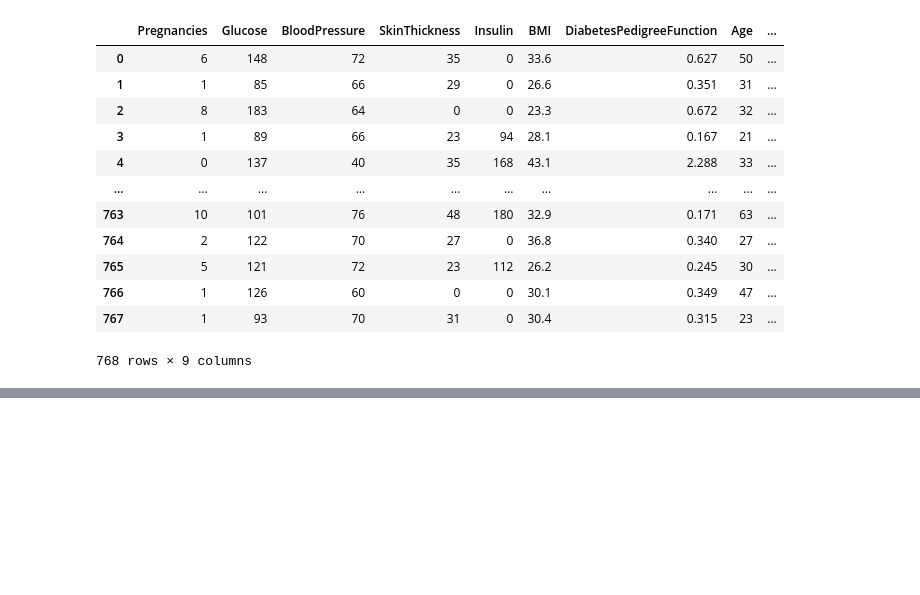
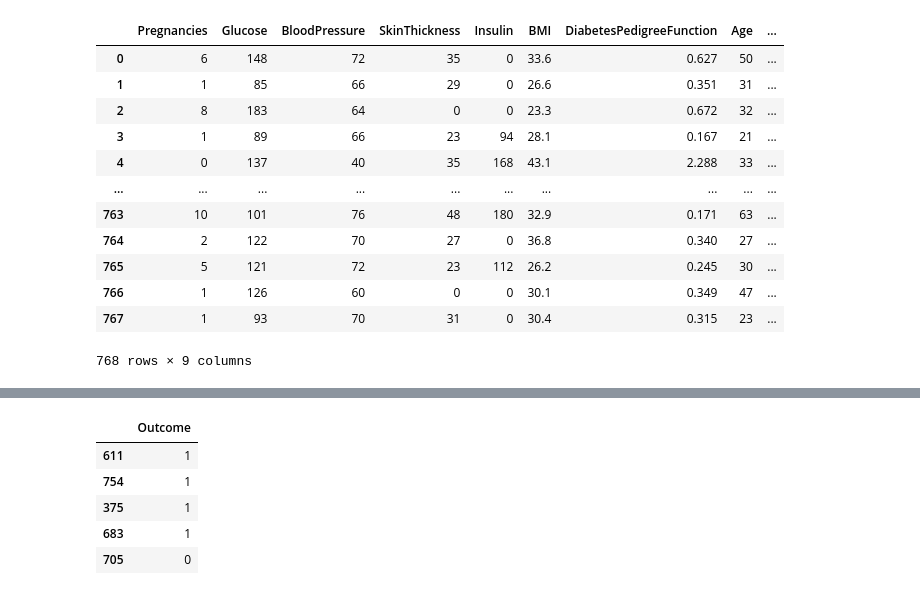
Before and after one commit to Rajeiha/Diabetes-Prediction, a Jupyter notebook: Code.ipynb, the cells around one changed output, grey strips where cells are left out. Cells and saved outputs as stored; diff of their text form; code cells hidden in the pictures; blank space fills up the shorter version.

```diff
--- a/Code.ipynb
+++ b/Code.ipynb
@@ -105,0 +162,9 @@ df.dropna()
+# %%
+ytrain.head()
+# %% [output]
+|  | Outcome |
+| 611 | 1 |
+| 754 | 1 |
+| 375 | 1 |
+| 683 | 1 |
+| 705 | 0 |
```
Also changed, not shown: parts of 10 cells of this notebook.
